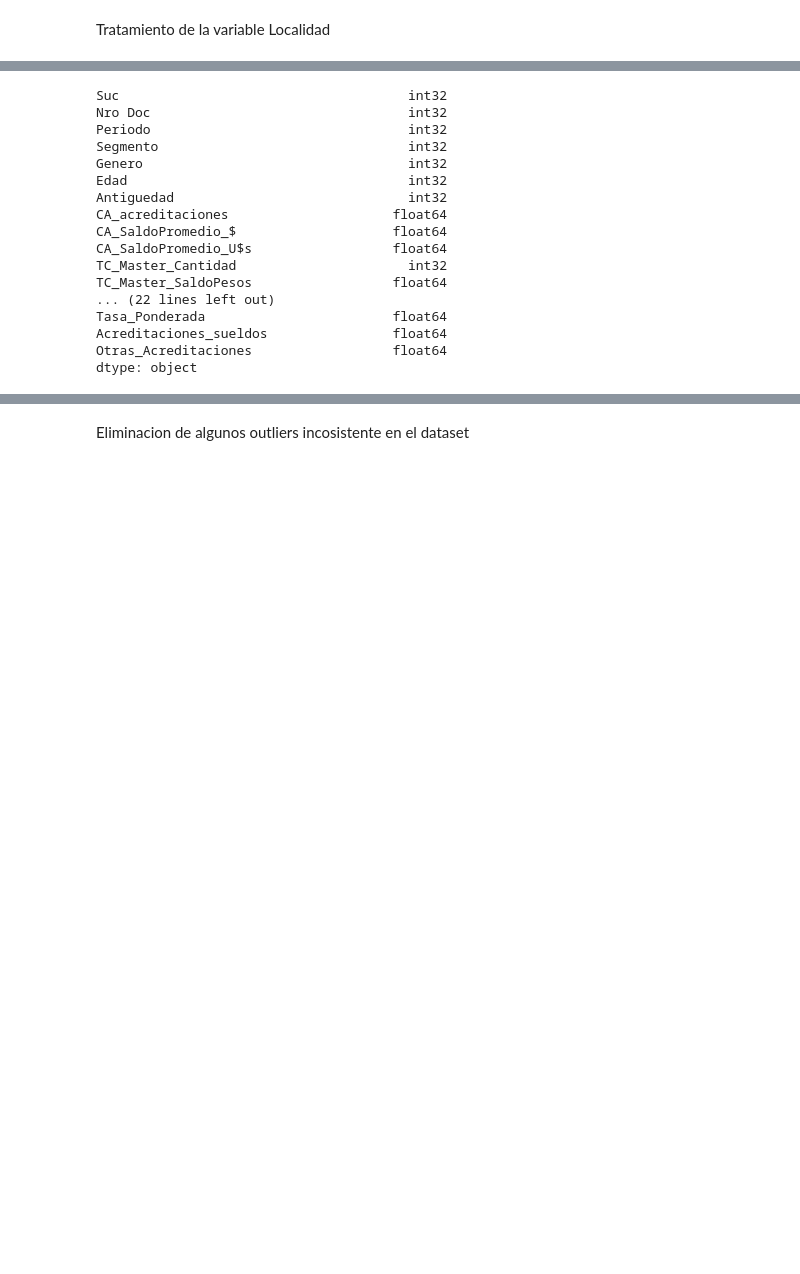
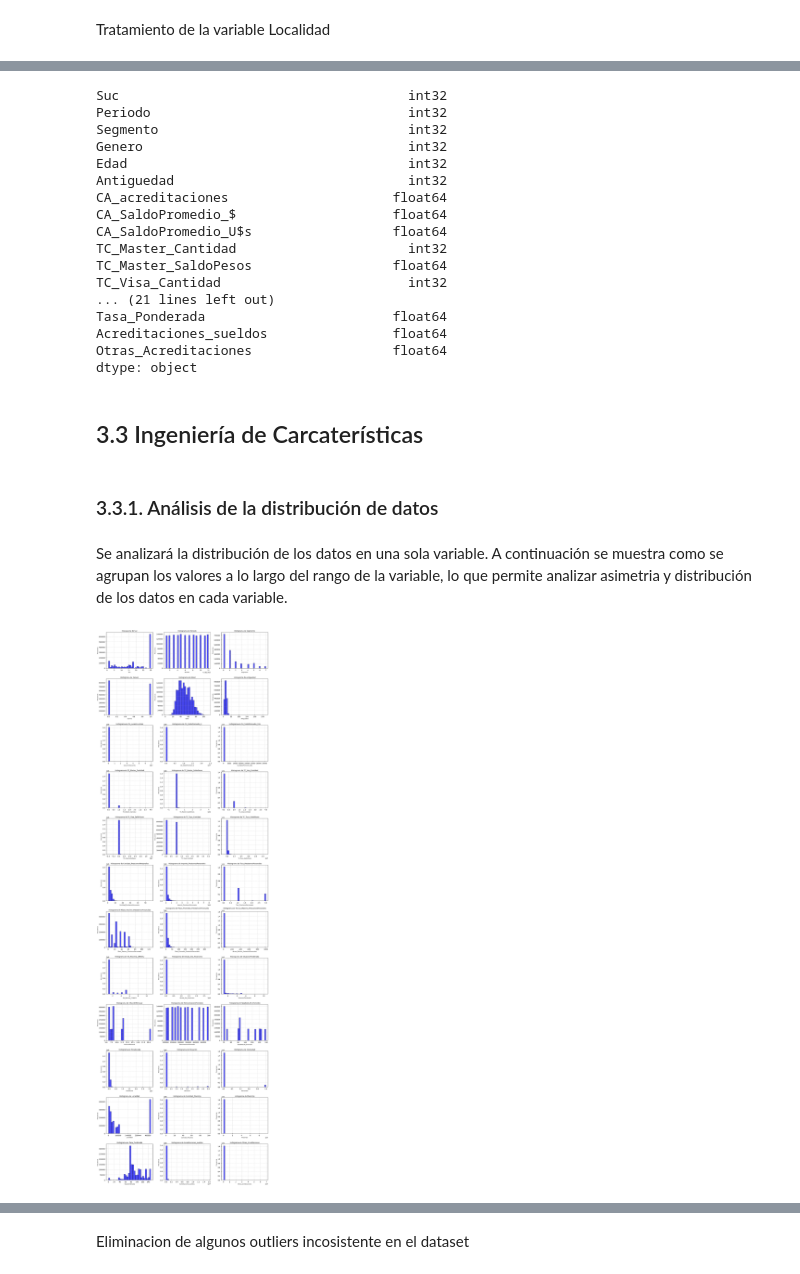
Before and after one commit to marcosrojas1990/TesisMaestriaCienciadeDatos-MarcosRojas, a Jupyter notebook: 1. Tesis Maestría de Ciencia de Datos - Preparación de los datos.ipynb, the cells around one changed output, grey strips where cells are left out. Drawn from its saved outputs; the diff is of its cells as text; code cells hidden in the pictures; blank space fills up the shorter version.

```diff
--- a/1. Tesis Maestría de Ciencia de Datos - Preparación de los datos.ipynb
+++ b/1. Tesis Maestría de Ciencia de Datos - Preparación de los datos.ipynb
@@ -554,5 +554,5 @@ Eliminar las columnas Denominacion e Id_Doc
 # %%
-df_mora_prestamos.drop(columns=['Denominacion', 'Id_Doc','Tipo Doc','CUIL'], inplace=True)
+df_mora_prestamos.drop(columns=['Denominacion', 'Id_Doc','Tipo Doc','CUIL','Nro Doc'], inplace=True)
 # %% [markdown]
 Se codifica la segmentación aplicando OrdinalEncoder
 # %%
@@ -726,7 +785,6 @@ import pandas as pd
 # Definir las columnas y sus tipos deseados
 columns_to_convert = {
     'Suc': 'int',  # int64
-    'Nro Doc': 'int',  # int64
     'Periodo': 'int',  # int64
     'Segmento': 'int',  # float64
     'Genero': 'int',  # int32
@@ -775,7 +833,6 @@ for column, dtype in columns_to_convert.items():
 print(df_mora_prestamos.dtypes)
 # %% [output]
 Suc                                     int32
-Nro Doc                                 int32
 Periodo                                 int32
 Segmento                                int32
 Genero                                  int32
@@ -786,8 +843,38 @@ CA_SaldoPromedio_$                    float64
 CA_SaldoPromedio_U$s                  float64
 TC_Master_Cantidad                      int32
 TC_Master_SaldoPesos                  float64
-... (22 lines left out)
+TC_Visa_Cantidad                        int32
+... (21 lines left out)
 Tasa_Ponderada                        float64
 Acreditaciones_sueldos                float64
 Otras_Acreditaciones                  float64
 dtype: object
+# %% [markdown]
+## 3.3 Ingeniería de Carcaterísticas
+# %% [markdown]
+### 3.3.1. Análisis de la distribución de datos
+# %% [markdown]
+Se analizará la distribución de los datos en una sola variable. A continuación se muestra como se agrupan los valores a lo largo del rango de la variable, lo que permite analizar asimetria y distribución de los datos en cada variable.
+# %%
+# Filtra solo las columnas numéricas
+columnas_numericas = df_mora_prestamos.select_dtypes(include=[np.number]).columns
+
+num_columnas = 3
+num_filas = int(np.ceil(len(columnas_numericas) / num_columnas))
+# Crea subplots para mostrar 3 gráficos por fila
+fig, axes = plt.subplots(num_filas, num_columnas, figsize=(15, 4 * num_filas))  # Ajustar tamaño
+axes = axes.flatten()  # Aplanar el array de ejes para facilitar el acceso
+# Itera sobre las columnas numéricas y crear los histogramas
+for i, columna in enumerate(columnas_numericas):
+    axes[i].hist(df_mora_prestamos[columna].dropna(), bins=30, color='blue', alpha=0.7, edgecolor='black')
+    axes[i].set_title(f'Histograma de {columna}', fontsize=10)
+    axes[i].set_xlabel(columna, fontsize=8)
+    axes[i].set_ylabel('Frecuencia', fontsize=8)
+    axes[i].grid(True, linestyle='--', alpha=0.6)
+for j in range(i + 1, len(axes)):
+    fig.delaxes(axes[j])
+# Ajustar el layout
+plt.tight_layout()
+plt.show()
+# %% [output]
+[figure, added]
```
Also changed, not shown: parts of 25 cells of this notebook.
